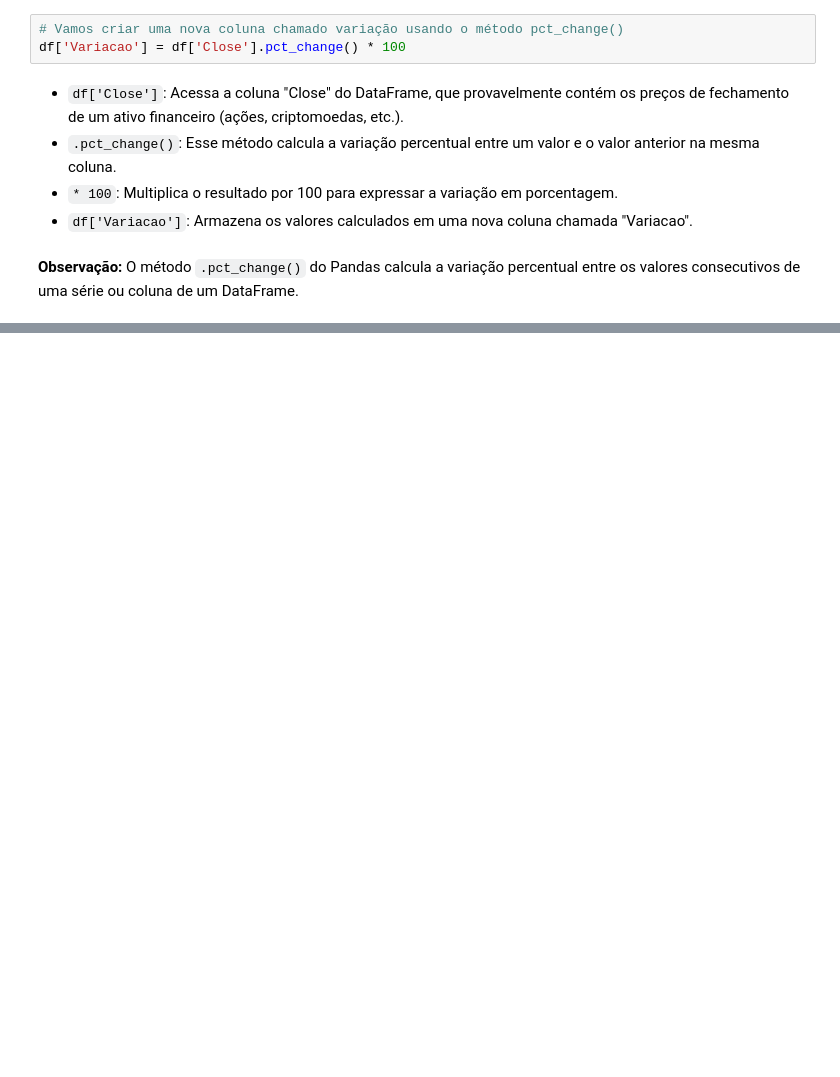
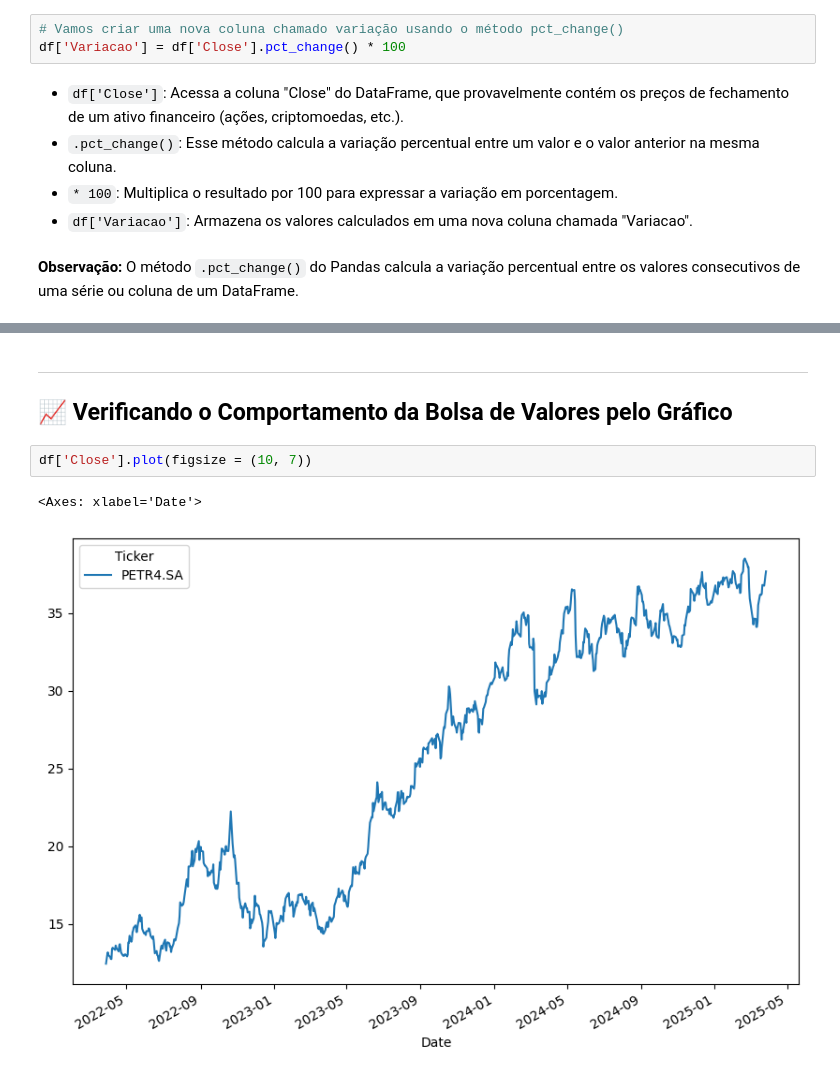
Before and after one commit to MarcosWinther/project-pandas-python-Petrobas-stock-exchange, a Jupyter notebook: code_manipulando_dados_bolsa_de_valores/BOLSA_DE_VALORES.ipynb, the cells around one changed output, grey strips where cells are left out. Saved outputs shown, nothing was run; the diff lists cells and outputs as text; blank space fills up the shorter version.

```diff
--- a/code_manipulando_dados_bolsa_de_valores/BOLSA_DE_VALORES.ipynb
+++ b/code_manipulando_dados_bolsa_de_valores/BOLSA_DE_VALORES.ipynb
@@ -179,0 +233,9 @@ df.head()
+# %% [markdown]
+---
+
+## 📈 Verificando o Comportamento da Bolsa de Valores pelo Gráfico
+# %%
+df['Close'].plot(figsize = (10, 7))
+# %% [output]
+<Axes: xlabel='Date'>
+[figure, added]
```
Also changed, not shown: parts of 27 cells of this notebook.
